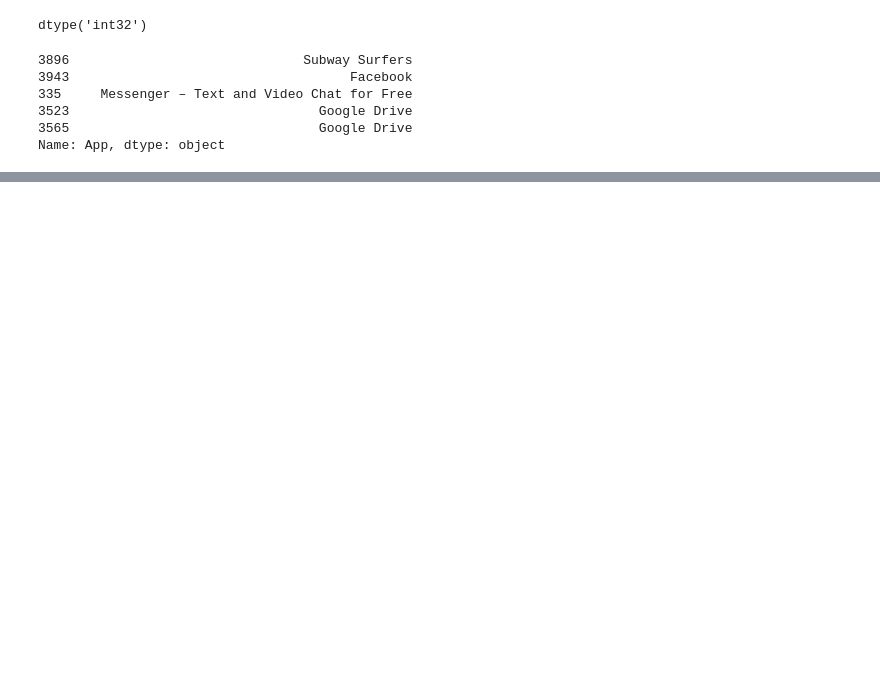
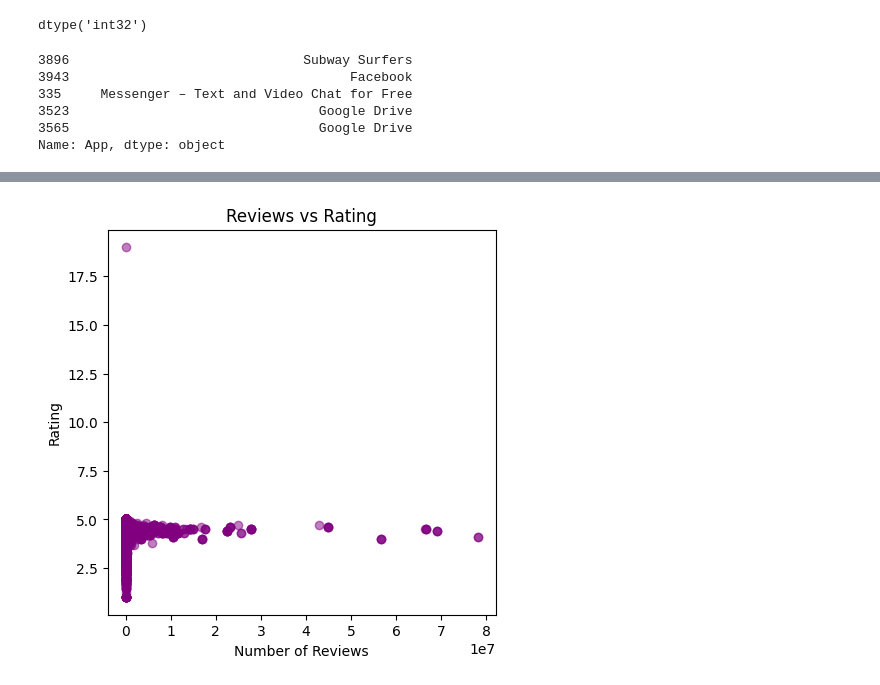
Before and after one commit to Ankita-Rani-1/Google_play_store_data_analysis, a Jupyter notebook: google.ipynb, the cells around one changed output, grey strips where cells are left out. Drawn from its saved outputs; the diff is of its cells as text; code cells hidden in the pictures; blank space fills up the shorter version.

```diff
--- a/google.ipynb
+++ b/google.ipynb
@@ -288,0 +316,14 @@ Name: App, dtype: object
+# %%
+# Scatter plot for Reviews vs Rating
+plt.figure(figsize=(5,5))
+plt.scatter(data['Reviews'], data['Rating'], alpha=0.5, color='purple')
+
+# Adding labels and title
+plt.title('Reviews vs Rating')
+plt.xlabel('Number of Reviews')
+plt.ylabel('Rating')
+
+# Displaying the plot
+plt.show()
+# %% [output]
+[figure, added]
```
Also changed, not shown: parts of 3 cells of this notebook.
